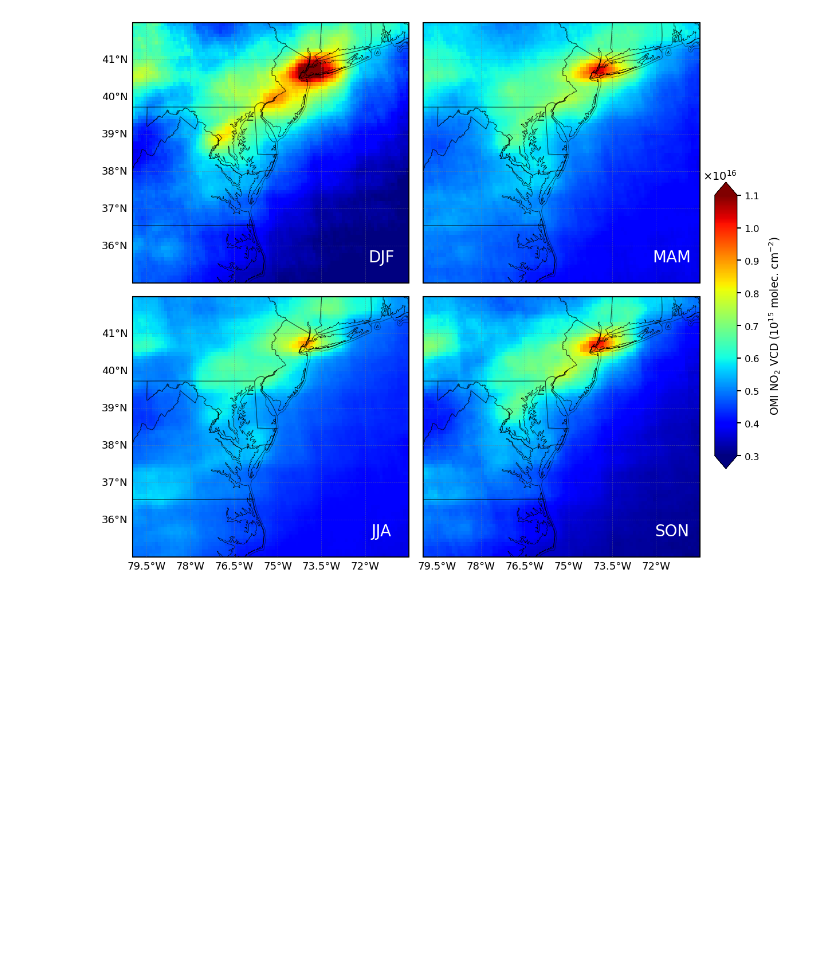
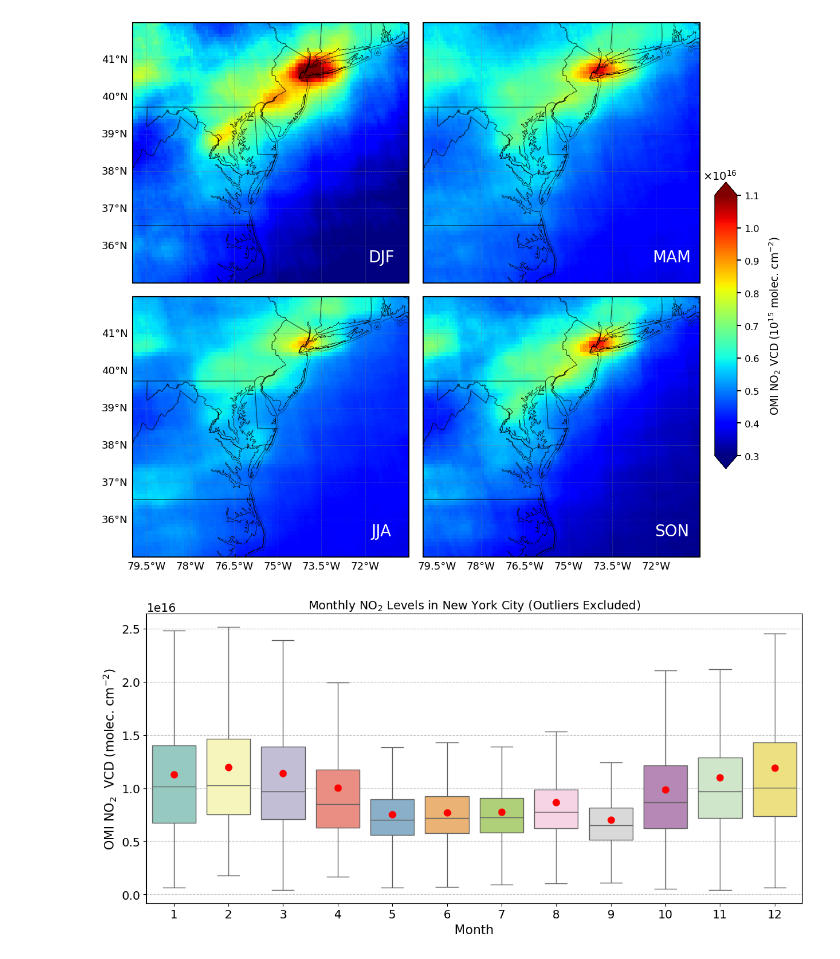
Before and after one commit to SujanNeupane42/NO2-vs-Traffic-Analysis-using-PySpark-and-GeoPandas, a Jupyter notebook: main_notebook.ipynb, the cells around one changed output. Saved outputs shown, nothing was run; the diff lists cells and outputs as text; code cells hidden in the pictures; blank space fills up the shorter version.

```diff
--- a/main_notebook.ipynb
+++ b/main_notebook.ipynb
@@ -1293,3 +1324,35 @@ plt.subplots_adjust(hspace=0.05, wspace=-0.315)
 plt.show()
 # %% [output]
 [figure]
+# %%
+newyork_df["season"] = newyork_df["month"].apply(assign_season)
+# %%
+plt.figure(figsize=(12, 6))
+sns.boxplot(data=newyork_df, x="month", y="ColumnAmountNO2", palette="Set3", showfliers=False)
+sns.pointplot(data=newyork_df, x="month", y="ColumnAmountNO2", color="red", markers="o", linestyles="", ci=None, estimator=np.mean)
+plt.title("Monthly NO$_2$ Levels in New York City (Outliers Excluded)", fontsize=14)
+plt.xlabel("Month", fontsize=15)
+plt.ylabel('OMI NO$_2$  VCD (molec. $\mathregular{cm^{-2}}$)', fontsize=15)
+plt.grid(axis="y", linestyle="--", alpha=0.7)
+ax.tick_params(labelsize=20)
+ax.spines['bottom'].set_color('black')
+ax.spines['top'].set_color('black')
+ax.spines['right'].set_color('black')
+ax.spines['right'].set_linewidth(2)
+ax.spines['top'].set_linewidth(2)
+ax.spines['bottom'].set_linewidth(2)
+ax.spines['left'].set_color('black')
+ax.spines['left'].set_lw(2)
+ax.tick_params(which='both', width=3)
+ax.tick_params(which='major', length=6)
+ax.grid(True, linestyle="--", alpha=0.5)
+ax.tick_params(which='minor', length=6)
+ax.tick_params(which = 'both', direction = 'in')
+ax.yaxis.set_major_formatter(formatter)
+ax.ticklabel_format(style='scientific', axis = 'y')
+t = ax.yaxis.get_offset_text()
+t.set_size(15)
+plt.tight_layout()
+plt.show()
+# %% [output]
+[figure, added]
```
Also changed, not shown: parts of 9 cells of this notebook.
